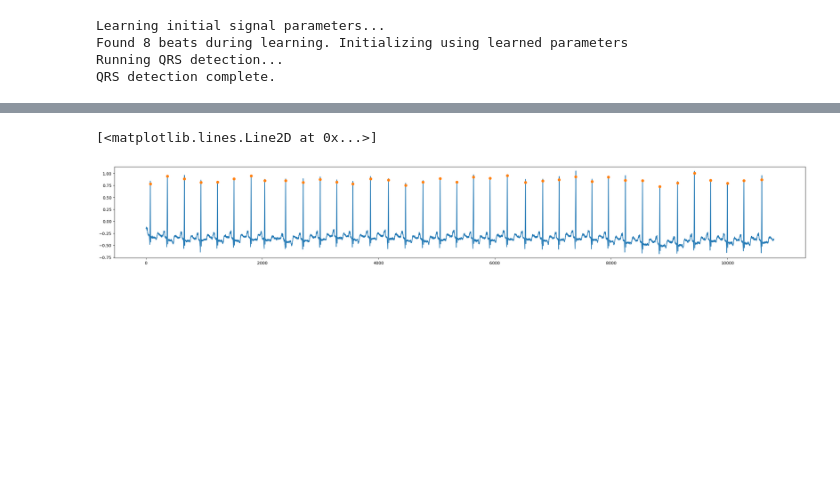
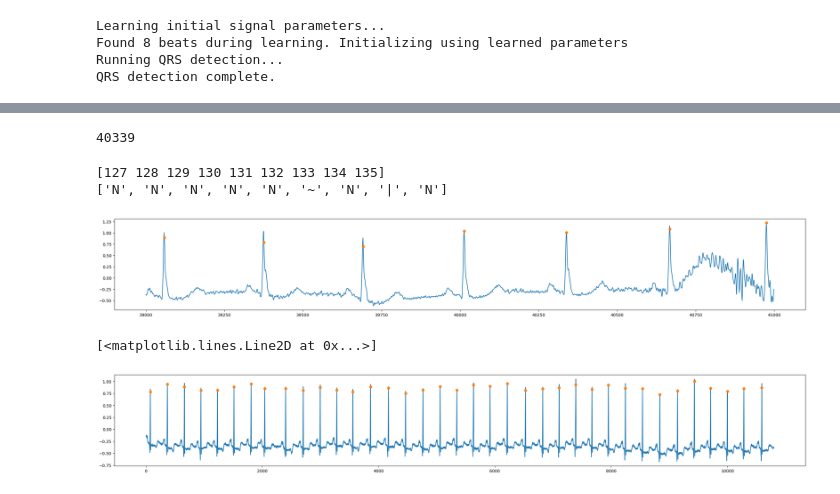
Before and after one commit to sjjtu/MAthesis, a Jupyter notebook: code/explore_mitbih.ipynb, the cells around one changed output, grey strips where cells are left out. Drawn from its saved outputs; the diff is of its cells as text; code cells hidden in the pictures; blank space fills up the shorter version.

```diff
--- a/code/explore_mitbih.ipynb
+++ b/code/explore_mitbih.ipynb
@@ -120,3 +120,21 @@ set(ann.symbol)
+# %%
+qrs.qrs_inds[130]
+# %% [output]
+40339
+# %%
+plt.figure(figsize=(30, 4))
+plt.plot(range(39000,41000), record.p_signal[39000:41000,0])
+#plt.plot(qrs.qrs_inds[qrs.qrs_inds<10800], record.p_signal[qrs.qrs_inds[qrs.qrs_inds<10800], 0], marker="o", linestyle="none")
+#plt.plot(ann.sample[(ann.sample>=39000) & (ann.sample < 41000)], record.p_signal[ann.sample[(ann.sample>=39000) & (ann.sample < 41000)], 0], marker="o", linestyle="none")
+plt.plot(qrs.qrs_inds[(qrs.qrs_inds>=39000)& (qrs.qrs_inds < 41000)], record.p_signal[qrs.qrs_inds[(qrs.qrs_inds>=39000)& (qrs.qrs_inds < 41000)], 0], marker="o", linestyle="none")
+ann.sample[(ann.sample>=39000) & (ann.sample < 41000)]
+inds, = np.where((ann.sample>=39000) & (ann.sample < 41000))
+print(inds)
+print([ann.symbol[i] for i in inds])
+# %% [output]
+[127 128 129 130 131 132 133 134 135]
+['N', 'N', 'N', 'N', 'N', '~', 'N', '|', 'N']
+[figure, added]
 # %%
 plt.figure(figsize=(30, 4))
 plt.plot(record.p_signal[:10800,0])
```
Also changed, not shown: parts of 14 cells of this notebook, 1 other file.
